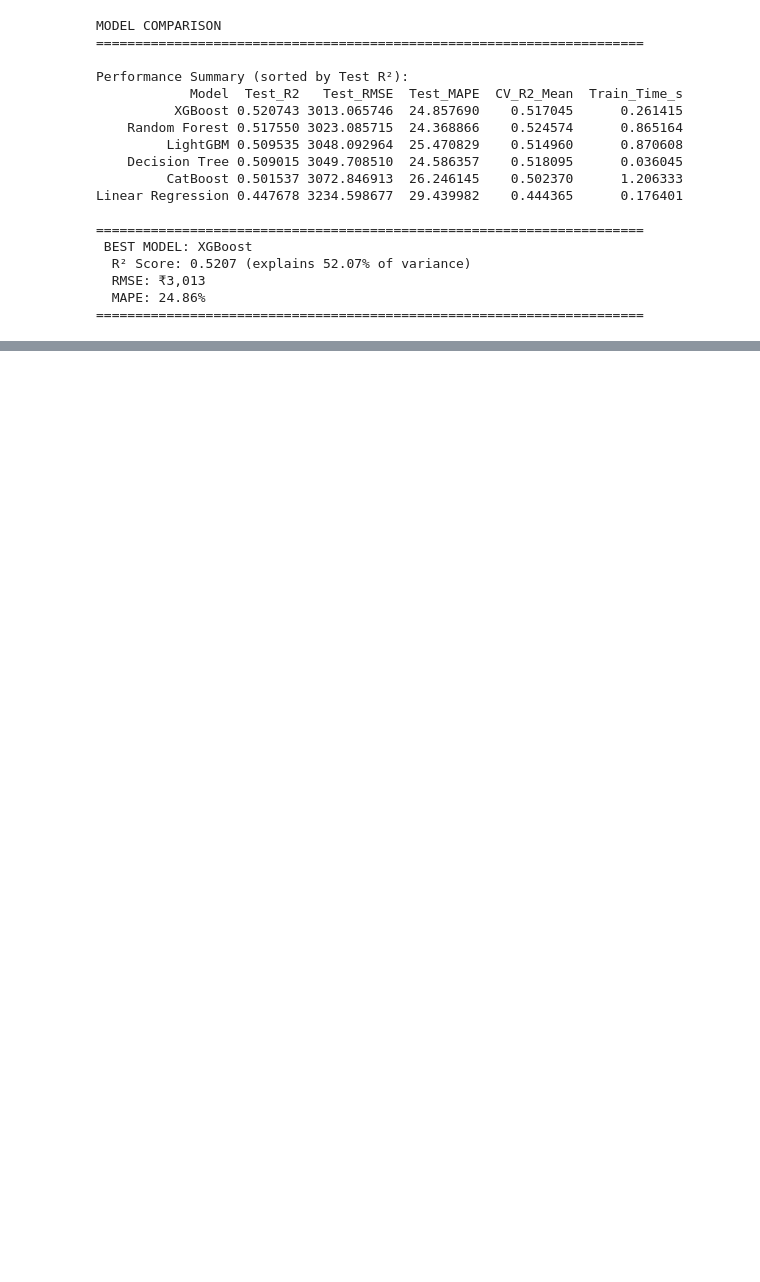
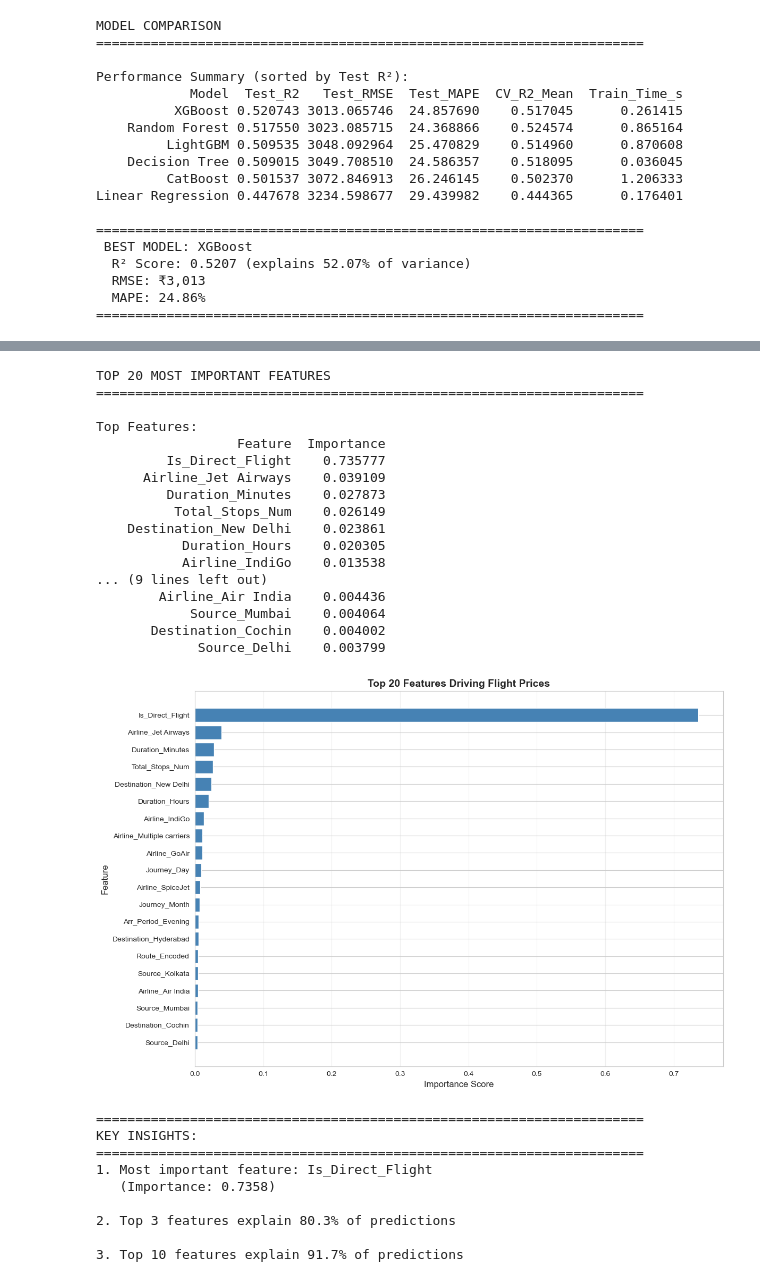
Before and after one commit to sayeesx/Flight-Price-Prediction-CatBoost, a Jupyter notebook: notebooks/Flight_Price_Prediction.ipynb, the cells around one changed output, grey strips where cells are left out. Saved outputs shown, nothing was run; the diff lists cells and outputs as text; code cells hidden in the pictures; blank space fills up the shorter version.

```diff
--- a/notebooks/Flight_Price_Prediction.ipynb
+++ b/notebooks/Flight_Price_Prediction.ipynb
@@ -776,0 +926,62 @@ This section documents key challenges encountered during the flight price predic
+# %%
+# Feature Importance Analysis
+print("TOP 20 MOST IMPORTANT FEATURES")
+print("="*70)
+
+importance = xgb_tuned_best.feature_importances_
+feature_importance_df = pd.DataFrame({
+    'Feature': X_train.columns,
+    'Importance': importance
+}).sort_values('Importance', ascending=False)
+
+print("\nTop Features:")
+print(feature_importance_df.head(20).to_string(index=False))
+
+# Visualize
+plt.figure(figsize=(12, 8))
+top20 = feature_importance_df.head(20)
+plt.barh(range(len(top20)), top20['Importance'], color='steelblue')
+plt.yticks(range(len(top20)), top20['Feature'])
+plt.xlabel('Importance Score', fontsize=12)
+plt.ylabel('Feature', fontsize=12)
+plt.title('Top 20 Features Driving Flight Prices', fontsize=14, fontweight='bold')
+plt.gca().invert_yaxis()
+plt.grid(axis='x', alpha=0.3)
+plt.tight_layout()
+plt.show()
+
+print("\n" + "="*70)
+print("KEY INSIGHTS:")
+print("="*70)
+print(f"1. Most important feature: {feature_importance_df.iloc[0]['Feature']}")
+print(f"   (Importance: {feature_importance_df.iloc[0]['Importance']:.4f})")
+print(f"\n2. Top 3 features explain {feature_importance_df.head(3)['Importance'].sum()*100:.1f}% of predictions")
+print(f"\n3. Top 10 features explain {feature_importance_df.head(10)['Importance'].sum()*100:.1f}% of predictions")
+# %% [output]
+TOP 20 MOST IMPORTANT FEATURES
+======================================================================
+
+Top Features:
+                  Feature  Importance
+         Is_Direct_Flight    0.735777
+      Airline_Jet Airways    0.039109
+         Duration_Minutes    0.027873
+          Total_Stops_Num    0.026149
+    Destination_New Delhi    0.023861
+           Duration_Hours    0.020305
+           Airline_IndiGo    0.013538
+... (9 lines left out)
+        Airline_Air India    0.004436
+            Source_Mumbai    0.004064
+       Destination_Cochin    0.004002
+             Source_Delhi    0.003799
+[figure, added]
+======================================================================
+KEY INSIGHTS:
+======================================================================
+1. Most important feature: Is_Direct_Flight
+   (Importance: 0.7358)
+
+2. Top 3 features explain 80.3% of predictions
+
+3. Top 10 features explain 91.7% of predictions
```
Also changed, not shown: parts of 20 cells of this notebook, 7 other files.
